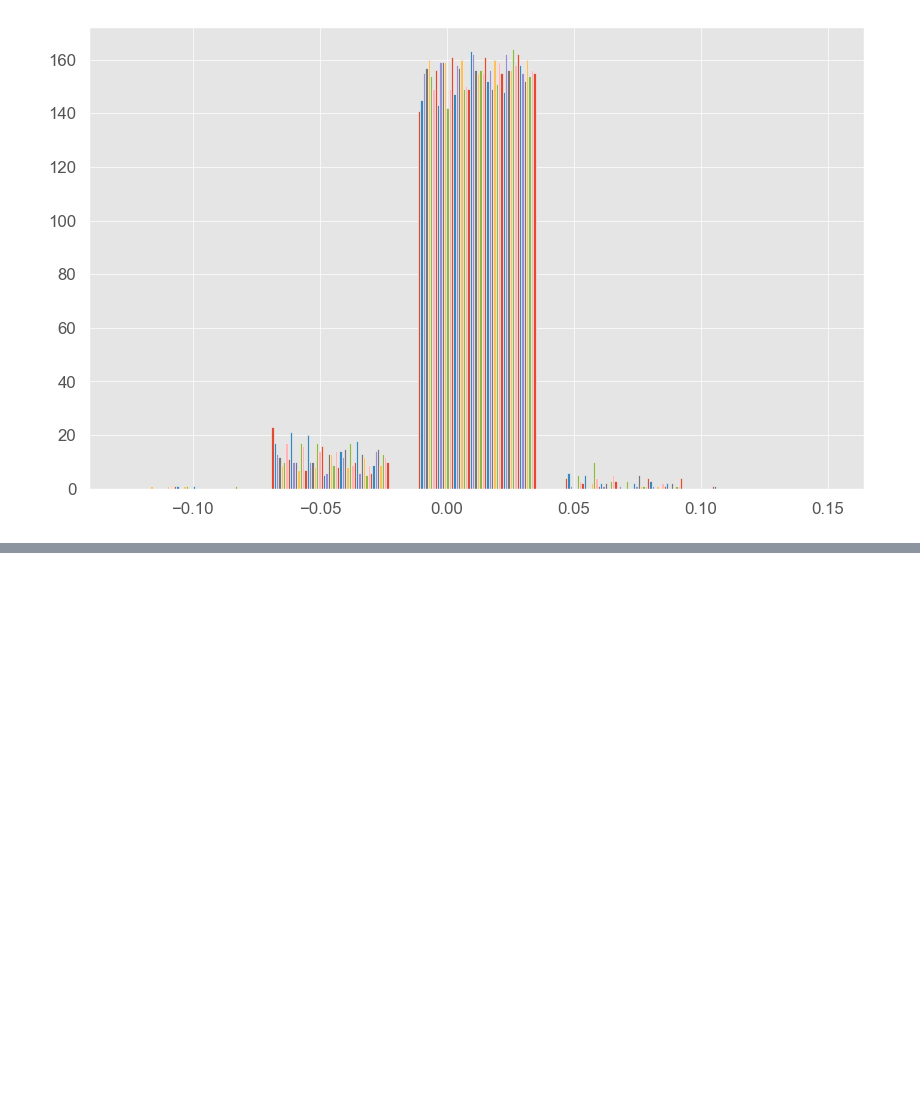
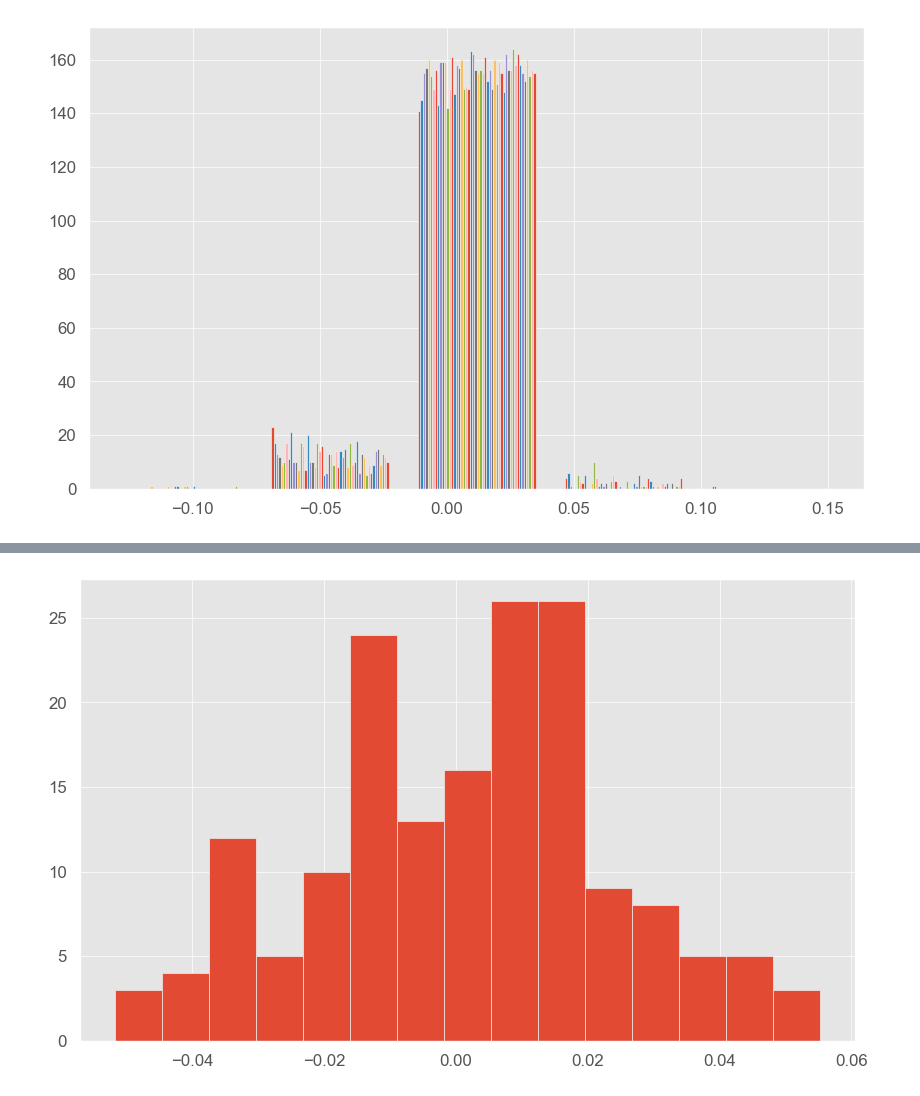
Before and after one commit to Ayush-sacri/Stock-Analysis, a Jupyter notebook: Stock-Analysis.ipynb, the cells around one changed output, grey strips where cells are left out. Drawn from its saved outputs; the diff is of its cells as text; code cells hidden in the pictures; blank space fills up the shorter version.

```diff
--- a/Stock-Analysis.ipynb
+++ b/Stock-Analysis.ipynb
@@ -224,0 +246,4 @@ x=norm.rvs
+# %%
+plt.hist(x,bins=15);
+# %% [output]
+[figure, added]
```
Also changed, not shown: parts of 7 cells of this notebook.
